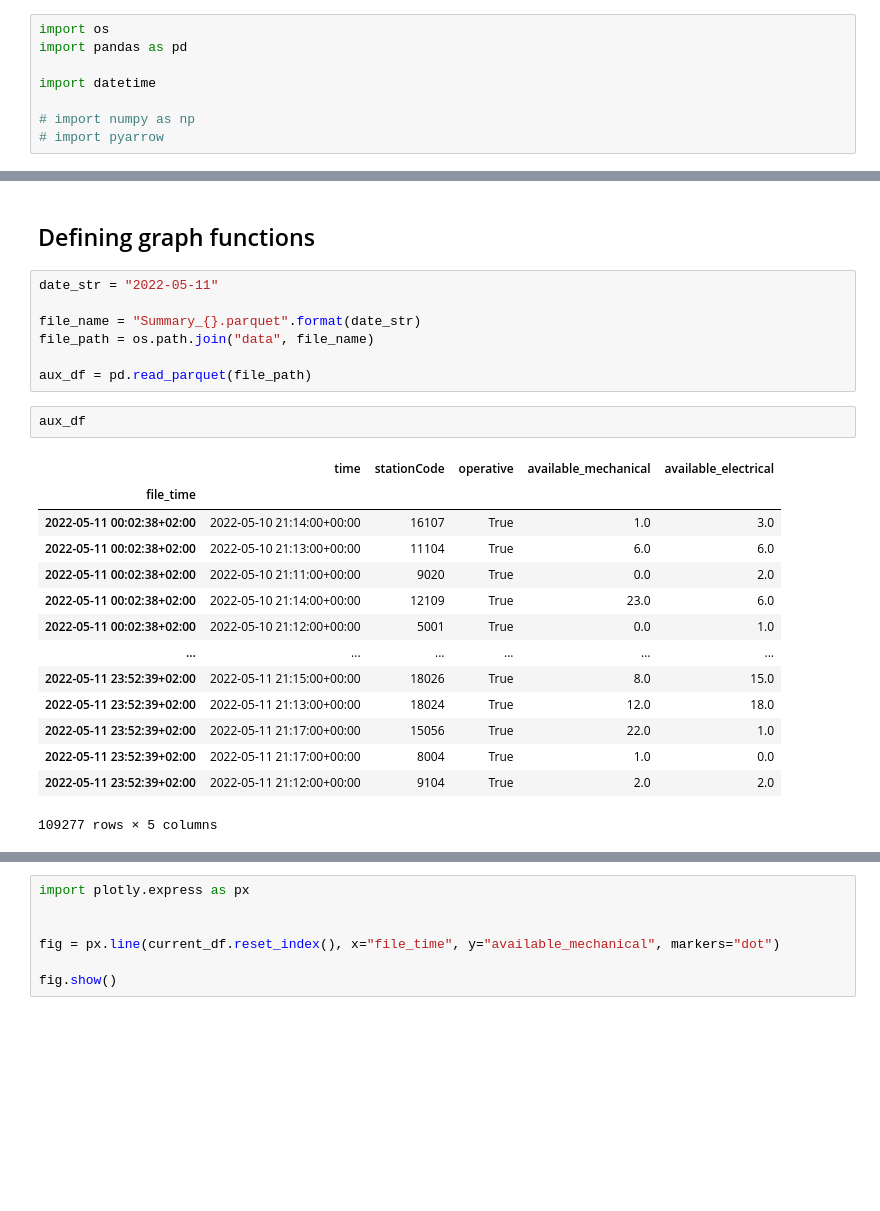
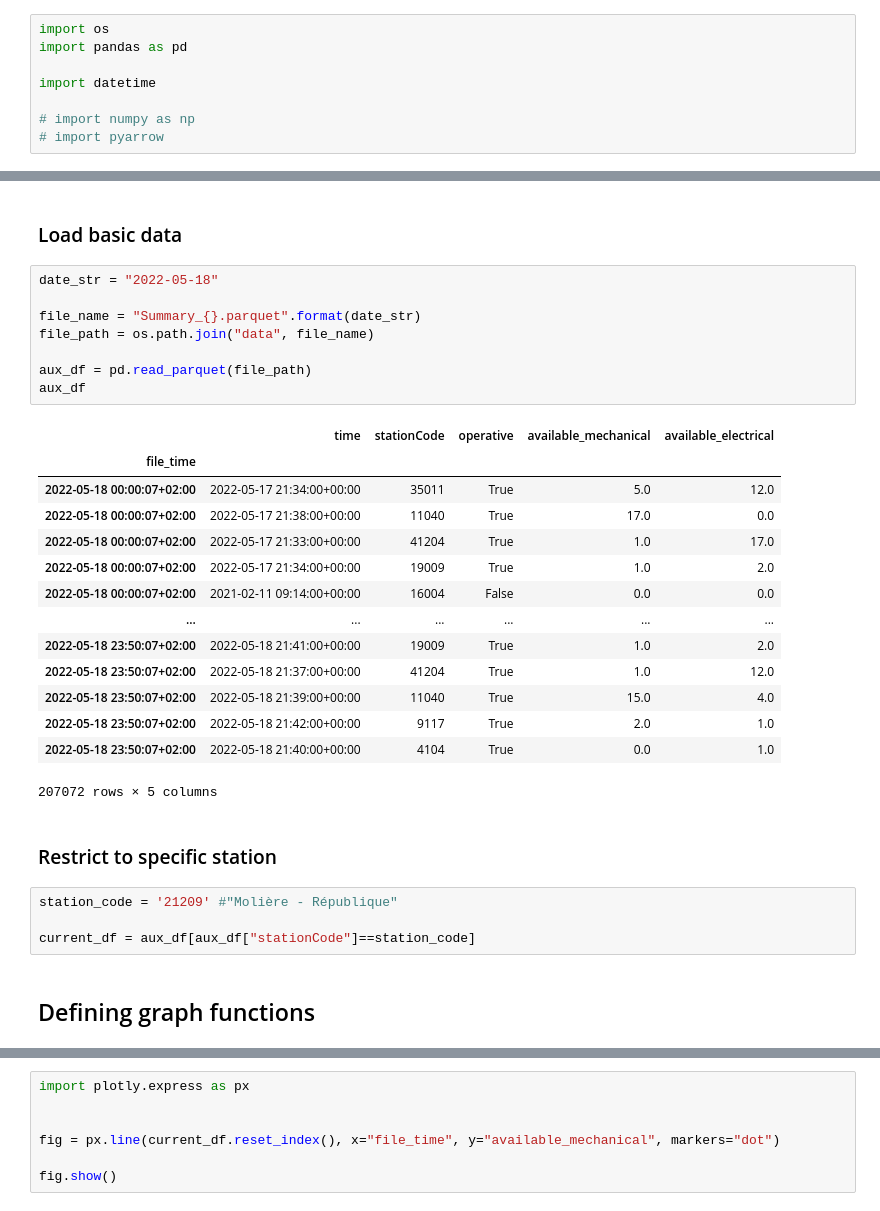
Before and after one commit to SoGar-code/predi-veli, a Jupyter notebook: explo.ipynb, the cells around one changed output, grey strips where cells are left out. Cells and saved outputs as stored; diff of their text form; blank space fills up the shorter version.

Commit message:
feat: state as of 2022-12-29, no model, no data

```diff
--- a/explo.ipynb
+++ b/explo.ipynb
@@ -275,26 +32,33 @@ current_df.groupby("file_time")["stationCode"].count().unique()
+# %% [markdown]
+### Load basic data
+# %%
+date_str = "2022-05-18"
+
+file_name = "Summary_{}.parquet".format(date_str)
+file_path = os.path.join("data", file_name)
+
+aux_df = pd.read_parquet(file_path)
+aux_df
+# %% [output]
+|  | time | stationCode | operative | available_mechanical | available_electrical |
+| file_time |  |  |  |  |  |
+| 2022-05-18 00:00:07+02:00 | 2022-05-17 21:34:00+00:00 | 35011 | True | 5.0 | 12.0 |
+| 2022-05-18 00:00:07+02:00 | 2022-05-17 21:38:00+00:00 | 11040 | True | 17.0 | 0.0 |
+| 2022-05-18 00:00:07+02:00 | 2022-05-17 21:33:00+00:00 | 41204 | True | 1.0 | 17.0 |
+| 2022-05-18 00:00:07+02:00 | 2022-05-17 21:34:00+00:00 | 19009 | True | 1.0 | 2.0 |
+| 2022-05-18 00:00:07+02:00 | 2021-02-11 09:14:00+00:00 | 16004 | False | 0.0 | 0.0 |
+| ... | ... | ... | ... | ... | ... |
+| 2022-05-18 23:50:07+02:00 | 2022-05-18 21:41:00+00:00 | 19009 | True | 1.0 | 2.0 |
+| 2022-05-18 23:50:07+02:00 | 2022-05-18 21:37:00+00:00 | 41204 | True | 1.0 | 12.0 |
+| 2022-05-18 23:50:07+02:00 | 2022-05-18 21:39:00+00:00 | 11040 | True | 15.0 | 4.0 |
+| 2022-05-18 23:50:07+02:00 | 2022-05-18 21:42:00+00:00 | 9117 | True | 2.0 | 1.0 |
+| 2022-05-18 23:50:07+02:00 | 2022-05-18 21:40:00+00:00 | 4104 | True | 0.0 | 1.0 |
+207072 rows × 5 columns
+# %% [markdown]
+### Restrict to specific station
+# %%
+station_code = '21209' #"Molière - République"
+
+current_df = aux_df[aux_df["stationCode"]==station_code]
 # %% [markdown]
 ## Defining graph functions
-# %%
-date_str = "2022-05-11"
-
-file_name = "Summary_{}.parquet".format(date_str)
-file_path = os.path.join("data", file_name)
-
-aux_df = pd.read_parquet(file_path)
-# %%
-aux_df
-# %% [output]
-|  | time | stationCode | operative | available_mechanical | available_electrical |
-| file_time |  |  |  |  |  |
-| 2022-05-11 00:02:38+02:00 | 2022-05-10 21:14:00+00:00 | 16107 | True | 1.0 | 3.0 |
-| 2022-05-11 00:02:38+02:00 | 2022-05-10 21:13:00+00:00 | 11104 | True | 6.0 | 6.0 |
-| 2022-05-11 00:02:38+02:00 | 2022-05-10 21:11:00+00:00 | 9020 | True | 0.0 | 2.0 |
-| 2022-05-11 00:02:38+02:00 | 2022-05-10 21:14:00+00:00 | 12109 | True | 23.0 | 6.0 |
-| 2022-05-11 00:02:38+02:00 | 2022-05-10 21:12:00+00:00 | 5001 | True | 0.0 | 1.0 |
-| ... | ... | ... | ... | ... | ... |
-| 2022-05-11 23:52:39+02:00 | 2022-05-11 21:15:00+00:00 | 18026 | True | 8.0 | 15.0 |
-| 2022-05-11 23:52:39+02:00 | 2022-05-11 21:13:00+00:00 | 18024 | True | 12.0 | 18.0 |
-| 2022-05-11 23:52:39+02:00 | 2022-05-11 21:17:00+00:00 | 15056 | True | 22.0 | 1.0 |
-| 2022-05-11 23:52:39+02:00 | 2022-05-11 21:17:00+00:00 | 8004 | True | 1.0 | 0.0 |
-| 2022-05-11 23:52:39+02:00 | 2022-05-11 21:12:00+00:00 | 9104 | True | 2.0 | 2.0 |
-109277 rows × 5 columns
```
Also changed, not shown: parts of 87 cells of this notebook, 6 other files.
